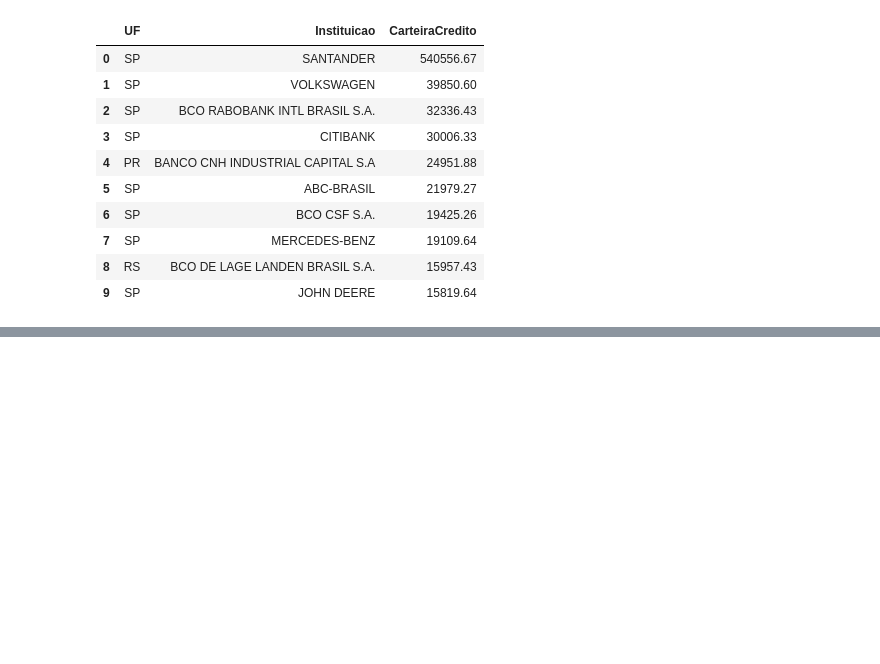
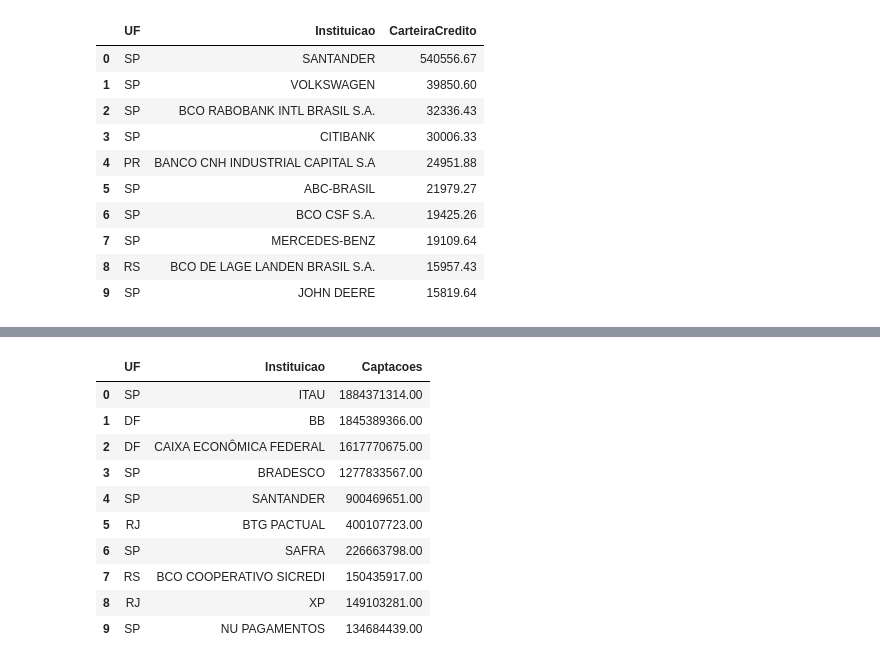
Before and after one commit to alexcamargos/bacen-ifdata-scraper, a Jupyter notebook: data_analytics/summary_prudential_conglomerates.ipynb, the cells around one changed output, grey strips where cells are left out. Saved outputs shown, nothing was run; the diff lists cells and outputs as text; code cells hidden in the pictures; blank space fills up the shorter version.

```diff
--- a/data_analytics/summary_prudential_conglomerates.ipynb
+++ b/data_analytics/summary_prudential_conglomerates.ipynb
@@ -931,0 +936,17 @@ filter_and_sort_df(df,
+# %%
+# Analise do mercado financeiro como um todo.
+filter_and_sort_df(df,
+                   columns=['UF', 'Instituicao', 'Captacoes'],
+                   sorting='Captacoes')
+# %% [output]
+|  | UF | Instituicao | Captacoes |
+| 0 | SP | ITAU | 1884371314.00 |
+| 1 | DF | BB | 1845389366.00 |
+| 2 | DF | CAIXA ECONÔMICA FEDERAL | 1617770675.00 |
+| 3 | SP | BRADESCO | 1277833567.00 |
+| 4 | SP | SANTANDER | 900469651.00 |
+| 5 | RJ | BTG PACTUAL | 400107723.00 |
+| 6 | SP | SAFRA | 226663798.00 |
+| 7 | RS | BCO COOPERATIVO SICREDI | 150435917.00 |
+| 8 | RJ | XP | 149103281.00 |
+| 9 | SP | NU PAGAMENTOS | 134684439.00 |
```
Also changed, not shown: parts of 11 cells of this notebook.
